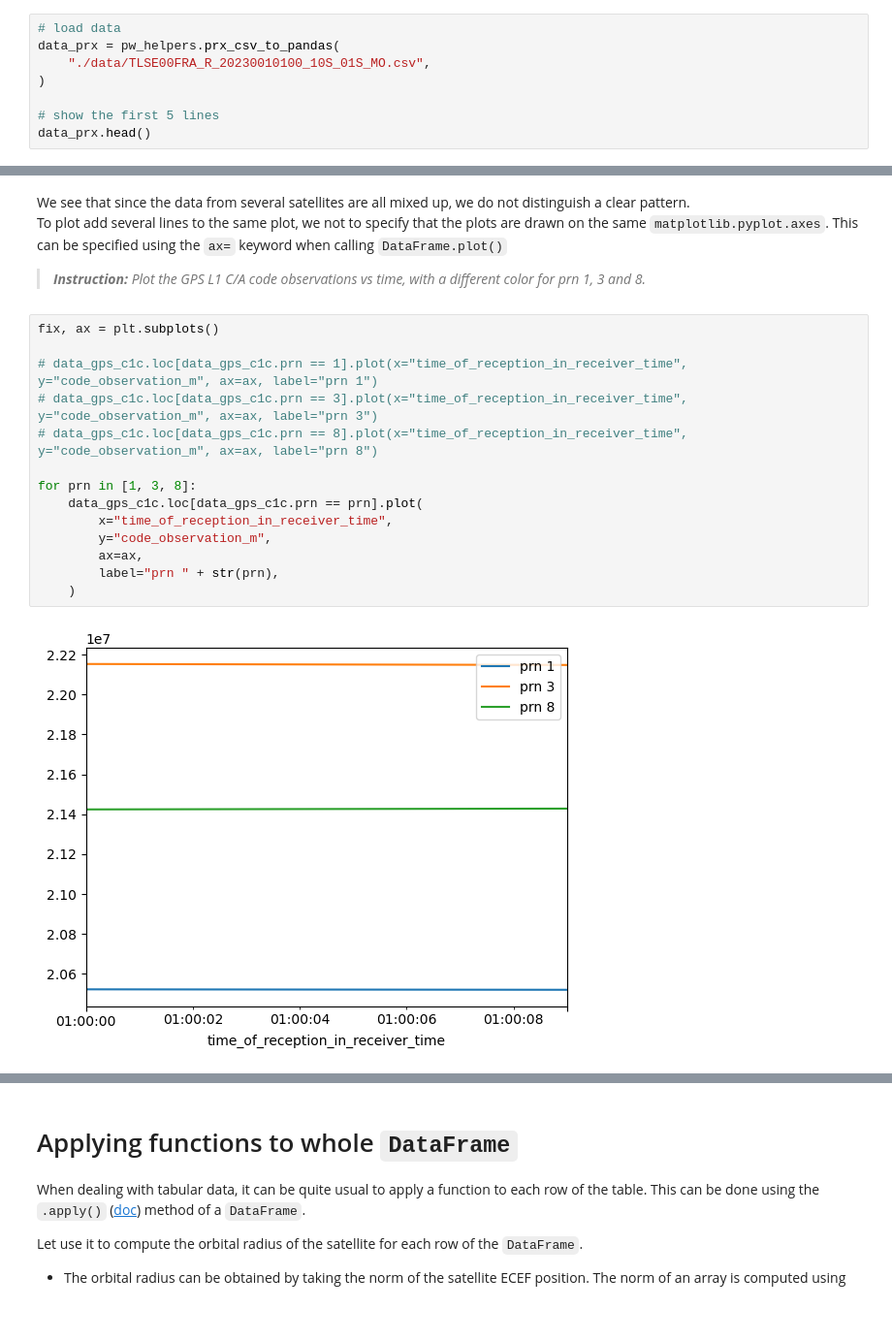
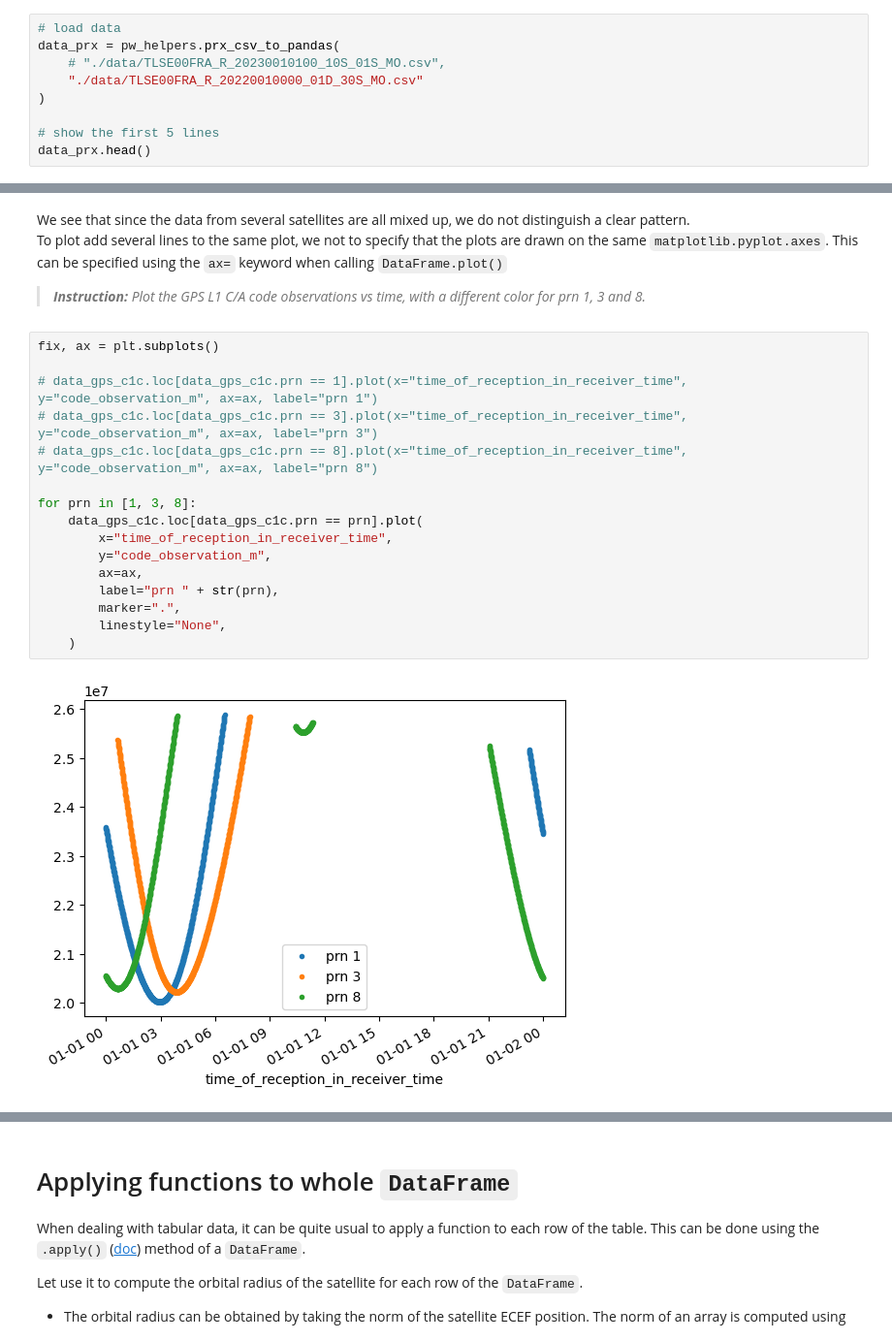
Before and after one commit to plutonheaven/prx-practical-lab, a Jupyter notebook: student_0_pandas.ipynb, the cells around one changed output, grey strips where cells are left out. Shown: that part at 97% size. Saved outputs shown, nothing was run; the diff lists cells and outputs as text; blank space fills up the shorter version.

```diff
--- a/student_0_pandas.ipynb
+++ b/student_0_pandas.ipynb
@@ -13,7 +13,8 @@ We are going to import this file in a data structure used by the `Pandas` packag
 # %%
 # load data
 data_prx = pw_helpers.prx_csv_to_pandas(
-    "./data/TLSE00FRA_R_20230010100_10S_01S_MO.csv",
+    # "./data/TLSE00FRA_R_20230010100_10S_01S_MO.csv",
+    "./data/TLSE00FRA_R_20220010000_01D_30S_MO.csv"
 )
 
 # show the first 5 lines
@@ -269,19 +280,21 @@ To plot add several lines to the same plot, we not to specify that the plots are
 # %%
 fix, ax = plt.subplots()
 
 # data_gps_c1c.loc[data_gps_c1c.prn == 1].plot(x="time_of_reception_in_receiver_time", y="code_observation_m", ax=ax, label="prn 1")
 # data_gps_c1c.loc[data_gps_c1c.prn == 3].plot(x="time_of_reception_in_receiver_time", y="code_observation_m", ax=ax, label="prn 3")
 # data_gps_c1c.loc[data_gps_c1c.prn == 8].plot(x="time_of_reception_in_receiver_time", y="code_observation_m", ax=ax, label="prn 8")
 
 for prn in [1, 3, 8]:
     data_gps_c1c.loc[data_gps_c1c.prn == prn].plot(
         x="time_of_reception_in_receiver_time",
         y="code_observation_m",
         ax=ax,
         label="prn " + str(prn),
+        marker=".",
+        linestyle="None",
     )
 # %% [output]
-[figure, old version]
+[figure, new version]
 # %%
 # plotting using groupby
 fix, ax = plt.subplots()
```
Also changed, not shown: parts of 22 cells of this notebook.
